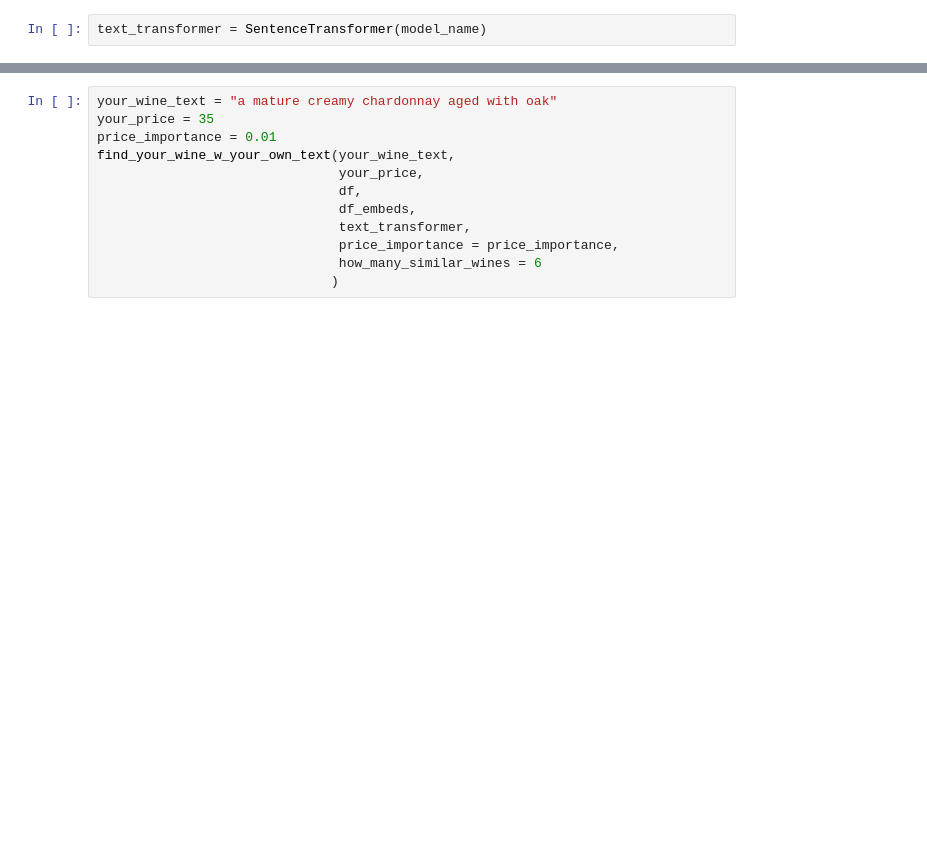
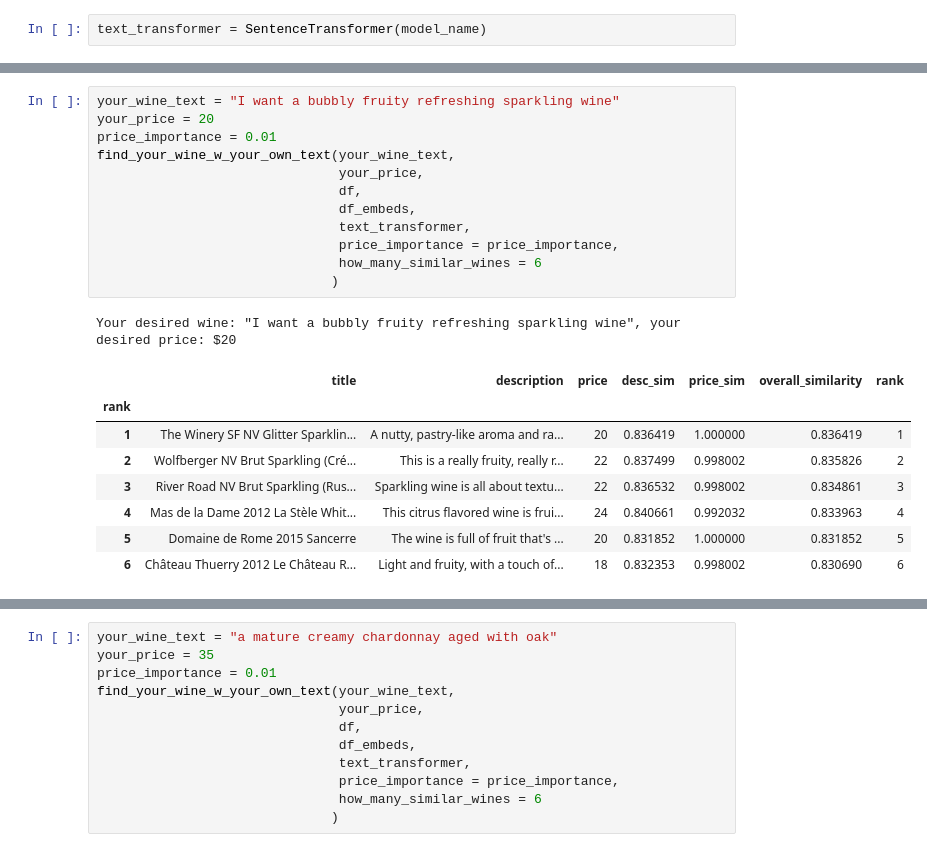
Before and after one commit to williamtong/wine_review_model, a Jupyter notebook: wine_libraries/wine_recommender/notebooks/find_most_similar_wines.ipynb, the cells around one changed output, grey strips where cells are left out. Saved outputs shown, nothing was run; the diff lists cells and outputs as text; blank space fills up the shorter version.

```diff
--- a/wine_libraries/wine_recommender/notebooks/find_most_similar_wines.ipynb
+++ b/wine_libraries/wine_recommender/notebooks/find_most_similar_wines.ipynb
@@ -69 +46,23 @@ Your desired wine: "A crisp dry sparkling wine, well balanced between orange and
+# %%
+your_wine_text = "I want a bubbly fruity refreshing sparkling wine"
+your_price = 20
+price_importance = 0.01
+find_your_wine_w_your_own_text(your_wine_text,
+                               your_price,
+                               df,
+                               df_embeds,
+                               text_transformer,
+                               price_importance = price_importance,
+                               how_many_similar_wines = 6
+                              )
+# %% [output]
+Your desired wine: "I want a bubbly fruity refreshing sparkling wine", your desired price: $20
+|  | title | description | price | desc_sim | price_sim | overall_similarity | rank |
+| rank |  |  |  |  |  |  |  |
+| 1 | The Winery SF NV Glitter Sparklin... | A nutty, pastry-like aroma and ra... | 20 | 0.836419 | 1.000000 | 0.836419 | 1 |
+| 2 | Wolfberger NV Brut Sparkling (Cré... | This is a really fruity, really r... | 22 | 0.837499 | 0.998002 | 0.835826 | 2 |
+| 3 | River Road NV Brut Sparkling (Rus... | Sparkling wine is all about textu... | 22 | 0.836532 | 0.998002 | 0.834861 | 3 |
+| 4 | Mas de la Dame 2012 La Stèle Whit... | This citrus flavored wine is frui... | 24 | 0.840661 | 0.992032 | 0.833963 | 4 |
+| 5 | Domaine de Rome 2015 Sancerre | The wine is full of fruit that's ... | 20 | 0.831852 | 1.000000 | 0.831852 | 5 |
+| 6 | Château Thuerry 2012 Le Château R... | Light and fruity, with a touch of... | 18 | 0.832353 | 0.998002 | 0.830690 | 6 |
 # %%
```
Also changed, not shown: parts of 4 cells of this notebook, 4 other files.
